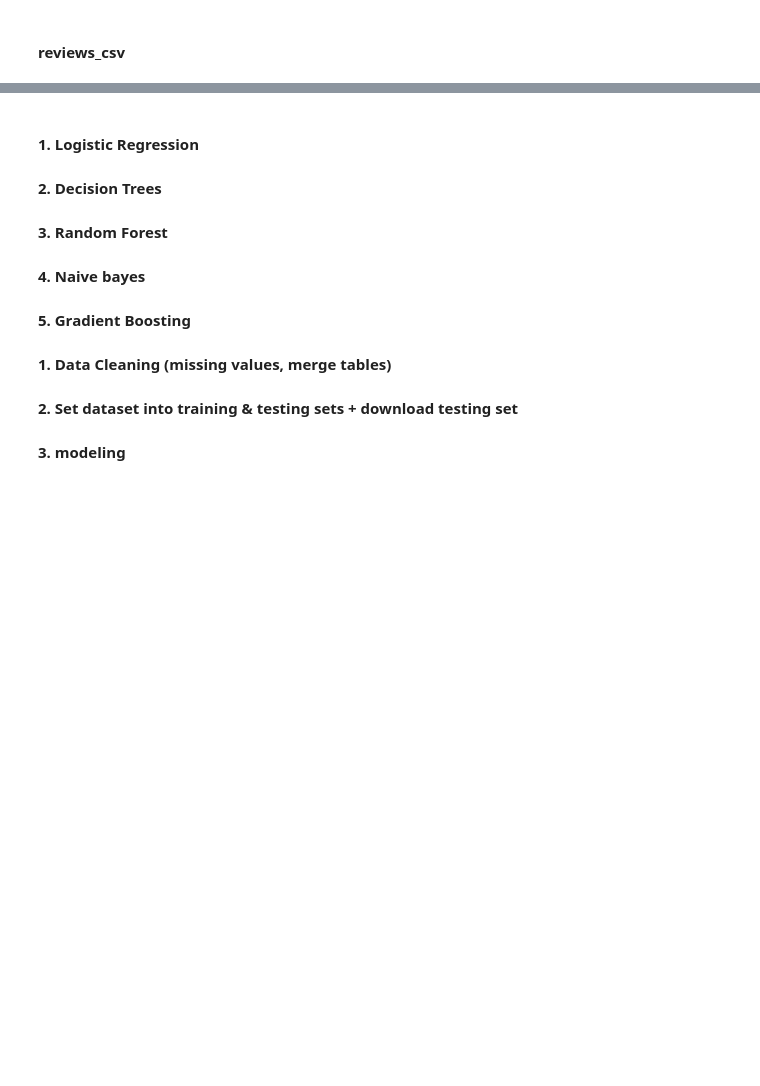
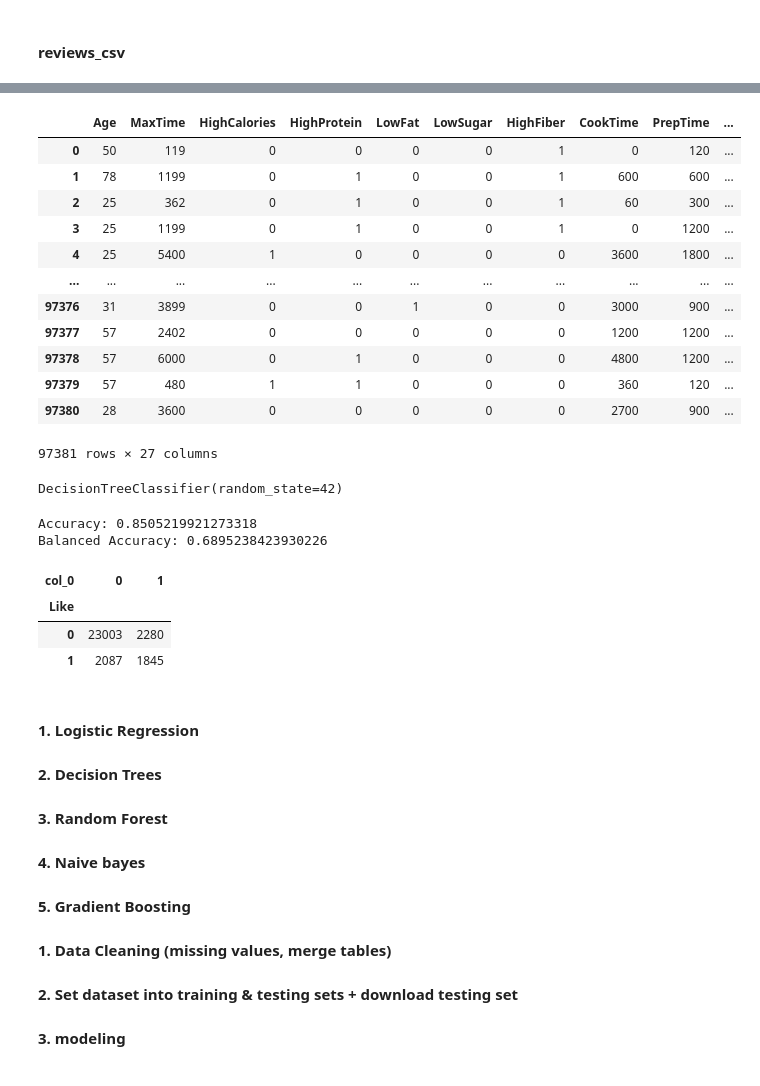
Before and after one commit to MittmannM/AnalyticsCupTUM, a Jupyter notebook: AC.ipynb, the cells around one changed output, grey strips where cells are left out. Saved outputs shown, nothing was run; the diff lists cells and outputs as text; code cells hidden in the pictures; blank space fills up the shorter version.

Commit message:
decision tree

```diff
--- a/AC.ipynb
+++ b/AC.ipynb
@@ -231,3 +215,27 @@ for index, variable_name in enumerate(X.columns):
+# %%
+from sklearn.model_selection import train_test_split
+from sklearn.tree import DecisionTreeClassifier
+from sklearn.metrics import accuracy_score, classification_report, confusion_matrix
+
+X = df.drop(columns=["Like", "Name", "CustomerId", "RecipeId", "TotalTimeNeeded"]).copy()
+X = pd.get_dummies(X, columns=['Diet', 'RecipeCategory'], drop_first=True)
+y = df['Like']
+# %%
+X
+# %% [output]
+|  | Age | MaxTime | HighCalories | HighProtein | LowFat | LowSugar | HighFiber | CookTime | PrepTime | ... |
+| 0 | 50 | 119 | 0 | 0 | 0 | 0 | 1 | 0 | 120 | ... |
+| 1 | 78 | 1199 | 0 | 1 | 0 | 0 | 1 | 600 | 600 | ... |
+| 2 | 25 | 362 | 0 | 1 | 0 | 0 | 1 | 60 | 300 | ... |
+| 3 | 25 | 1199 | 0 | 1 | 0 | 0 | 1 | 0 | 1200 | ... |
+| 4 | 25 | 5400 | 1 | 0 | 0 | 0 | 0 | 3600 | 1800 | ... |
+| ... | ... | ... | ... | ... | ... | ... | ... | ... | ... | ... |
+| 97376 | 31 | 3899 | 0 | 0 | 1 | 0 | 0 | 3000 | 900 | ... |
+| 97377 | 57 | 2402 | 0 | 0 | 0 | 0 | 0 | 1200 | 1200 | ... |
+| 97378 | 57 | 6000 | 0 | 1 | 0 | 0 | 0 | 4800 | 1200 | ... |
+| 97379 | 57 | 480 | 1 | 1 | 0 | 0 | 0 | 360 | 120 | ... |
+| 97380 | 28 | 3600 | 0 | 0 | 0 | 0 | 0 | 2700 | 900 | ... |
+97381 rows × 27 columns
 # %%
 # split data into learning and test sets
 from sklearn.model_selection import train_test_split
@@ -295,7 +248,30 @@ print("Balanced Accuracy:", balanced_accuracy_sklearn)
+# %%
+model = DecisionTreeClassifier(random_state=42)
+model.fit(X_train, y_train)
+# %% [output]
+DecisionTreeClassifier(random_state=42)
+# %%
+from sklearn.metrics import balanced_accuracy_score
+
+predictions = model.predict(X_test)
+accuracy = accuracy_score(y_test, predictions)
+print("Accuracy:", accuracy)
+
+
+balanced_accuracy = balanced_accuracy_score(y_test, predictions)
+print("Balanced Accuracy:", balanced_accuracy)
+# %% [output]
+Accuracy: 0.8505219921273318
+Balanced Accuracy: 0.6895238423930226
 # %%
 # build confusion matrix
-confusion_matrix = pd.crosstab(y_test, y_pred_test)
+confusion_matrix = pd.crosstab(y_test, predictions)
 confusion_matrix
+# %% [output]
+| col_0 | 0 | 1 |
+| Like |  |  |
+| 0 | 23003 | 2280 |
+| 1 | 2087 | 1845 |
 # %% [markdown]
 
 #### 1. Logistic Regression
```
Also changed, not shown: parts of 13 cells of this notebook.
